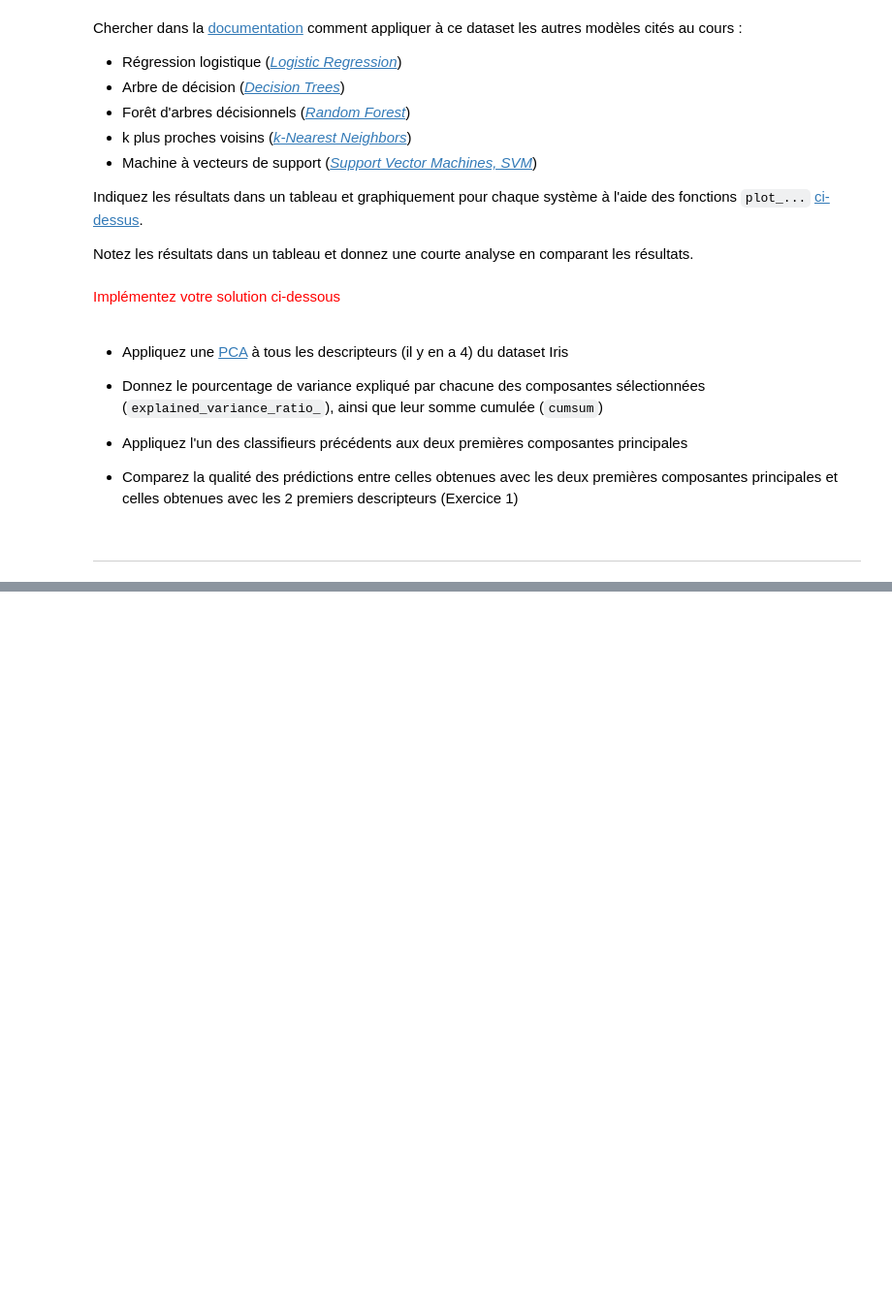
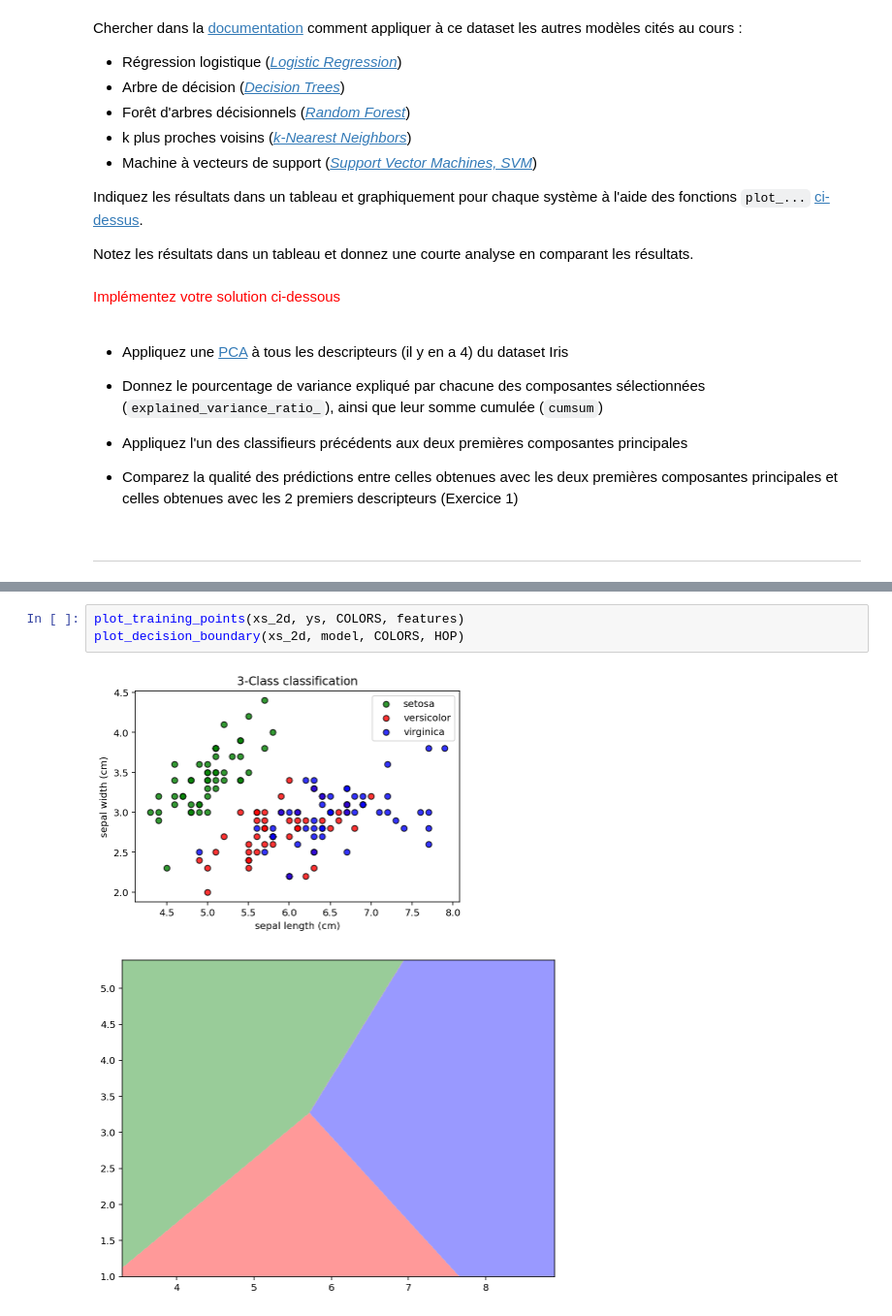
Before and after one commit to ThierryKunda/isd2, a Jupyter notebook: TP 3 - Intro Scikit-Learn - Classification.ipynb, the cells around one changed output, grey strips where cells are left out. Shown at 97% size. Drawn from its saved outputs; the diff is of its cells as text; blank space fills up the shorter version.

```diff
--- a/TP 3 - Intro Scikit-Learn - Classification.ipynb
+++ b/TP 3 - Intro Scikit-Learn - Classification.ipynb
@@ -191,0 +225,6 @@ Notez les résultats dans un tableau et donnez une courte analyse en comparant l
+# %%
+plot_training_points(xs_2d, ys, COLORS, features)
+plot_decision_boundary(xs_2d, model, COLORS, HOP)
+# %% [output]
+[figure, added]
+[figure, added]
```
Also changed, not shown: parts of 6 cells of this notebook.
